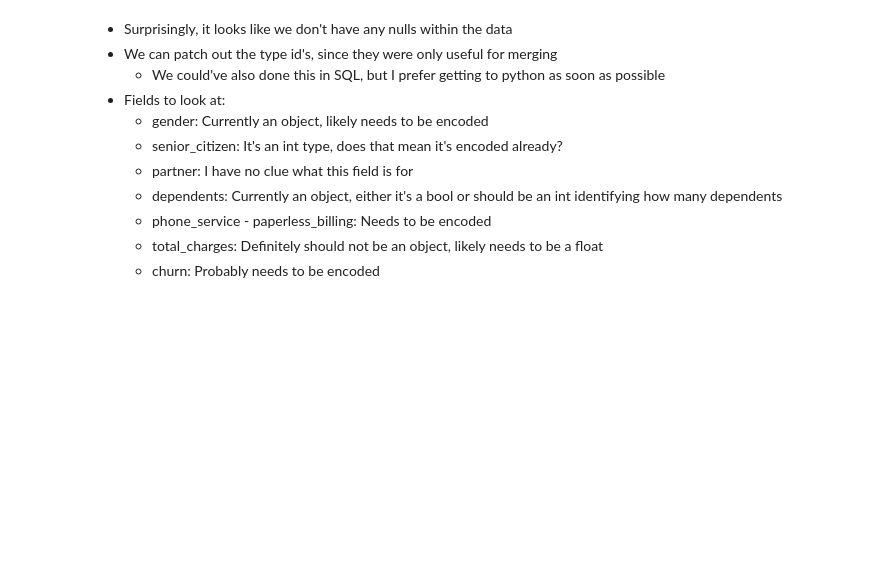
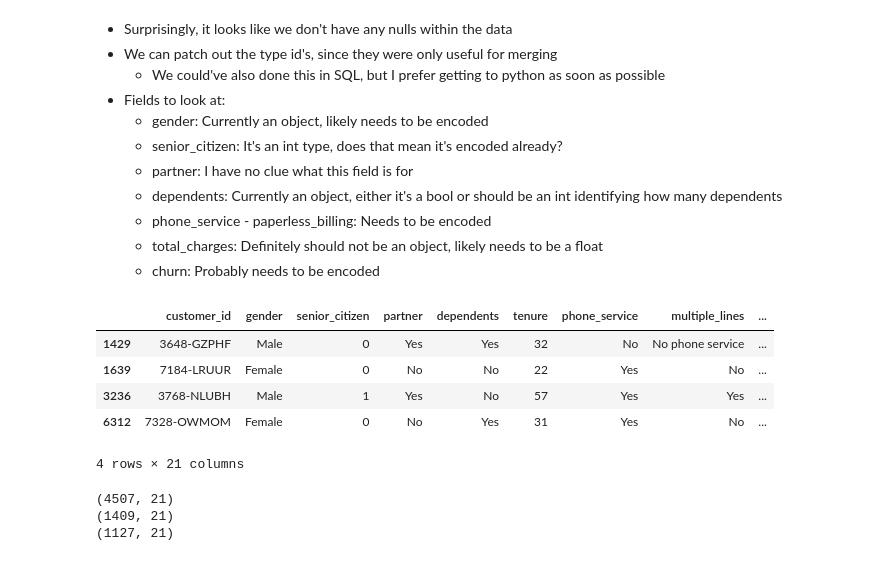
Before and after one commit to Churning-Up-the-Heat/classification-project, a Jupyter notebook: scratchpad_yk.ipynb, the cells around one changed output. Saved outputs shown, nothing was run; the diff lists cells and outputs as text; code cells hidden in the pictures; blank space fills up the shorter version.

```diff
--- a/scratchpad_yk.ipynb
+++ b/scratchpad_yk.ipynb
@@ -53,3 +47,22 @@ print(train.shape, test.shape, validate.shape)
     * phone_service - paperless_billing: Needs to be encoded
     * total_charges: Definitely should not be an object, likely needs to be a float
     * churn: Probably needs to be encoded
+# %%
+train, test, validate = prepare.prep_telco(telco, .8, 123)
+# %%
+train.sample(4)
+# %% [output]
+|  | customer_id | gender | senior_citizen | partner | dependents | tenure | phone_service | multiple_lines | ... |
+| 1429 | 3648-GZPHF | Male | 0 | Yes | Yes | 32 | No | No phone service | ... |
+| 1639 | 7184-LRUUR | Female | 0 | No | No | 22 | Yes | No | ... |
+| 3236 | 3768-NLUBH | Male | 1 | Yes | No | 57 | Yes | Yes | ... |
+| 6312 | 7328-OWMOM | Female | 0 | No | Yes | 31 | Yes | No | ... |
+4 rows × 21 columns
+# %%
+print(train.shape)
+print(test.shape)
+print(validate.shape)
+# %% [output]
+(4507, 21)
+(1409, 21)
+(1127, 21)
```
Also changed, not shown: parts of 14 cells of this notebook.
